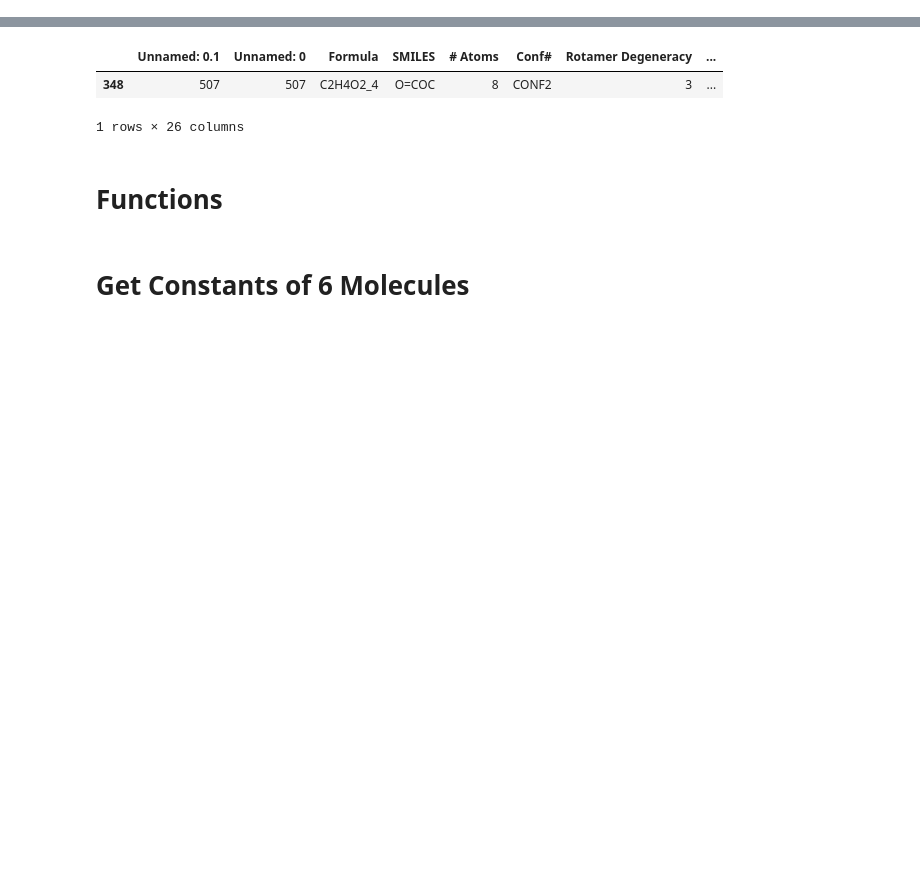
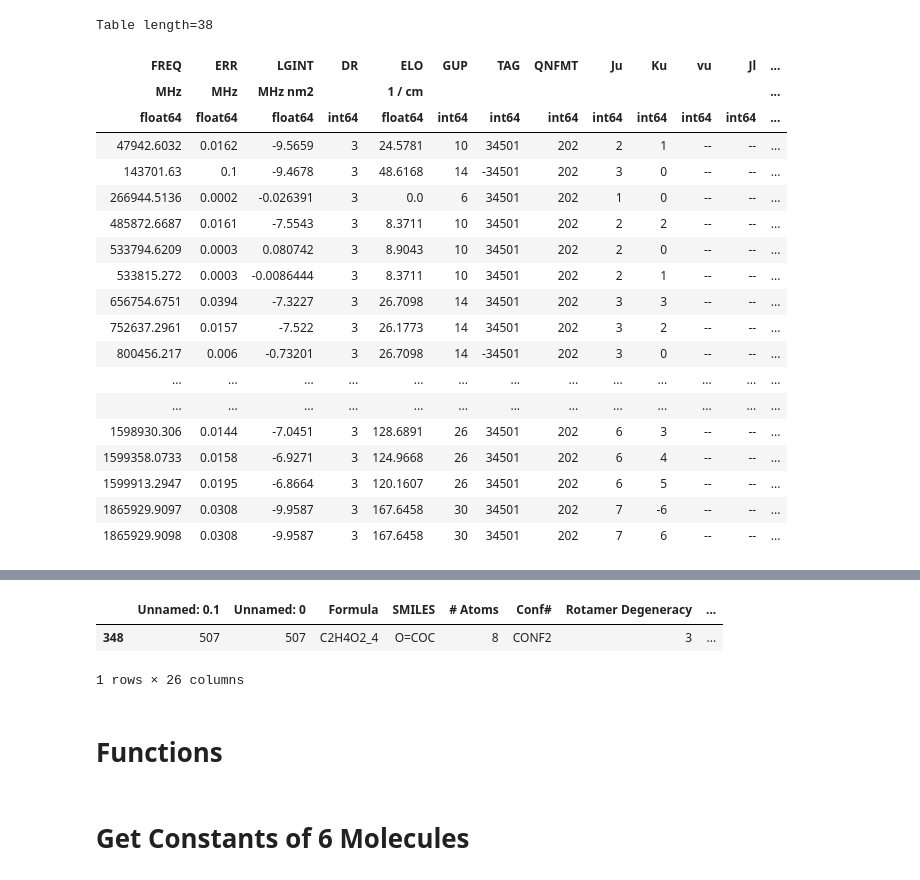
Before and after one commit to mpettyjo/4_BigData, a Jupyter notebook: Plots/RotationalSpec_Compareto_CDMS_JPL.ipynb, the cells around one changed output, grey strips where cells are left out. Saved outputs shown, nothing was run; the diff lists cells and outputs as text; code cells hidden in the pictures; blank space fills up the shorter version.

```diff
--- a/Plots/RotationalSpec_Compareto_CDMS_JPL.ipynb
+++ b/Plots/RotationalSpec_Compareto_CDMS_JPL.ipynb
@@ -96,8 +96,29 @@ all_list = [('034501 PH3',r'Phosphine - PH$_3$','CDMS',0,0, 30, 'P', ['Ju', 'Ku'
 # %%
 observed_data = CDMS.query_lines(min_frequency=0*u.MHz,
                          max_frequency=6e6*u.MHz,
                          min_strength=-10,
                          temperature_for_intensity=9.375,
-                         molecule='040502 CH3CCH, v=0')
+                         molecule='034501 PH3')
 observed_data
+# %% [output]
+Table length=38
+| FREQ | ERR | LGINT | DR | ELO | GUP | TAG | QNFMT | Ju | Ku | vu | Jl | ... |
+| MHz | MHz | MHz nm2 |  | 1 / cm |  |  |  |  |  |  |  | ... |
+| float64 | float64 | float64 | int64 | float64 | int64 | int64 | int64 | int64 | int64 | int64 | int64 | ... |
+| 47942.6032 | 0.0162 | -9.5659 | 3 | 24.5781 | 10 | 34501 | 202 | 2 | 1 | -- | -- | ... |
+| 143701.63 | 0.1 | -9.4678 | 3 | 48.6168 | 14 | -34501 | 202 | 3 | 0 | -- | -- | ... |
+| 266944.5136 | 0.0002 | -0.026391 | 3 | 0.0 | 6 | 34501 | 202 | 1 | 0 | -- | -- | ... |
+| 485872.6687 | 0.0161 | -7.5543 | 3 | 8.3711 | 10 | 34501 | 202 | 2 | 2 | -- | -- | ... |
+| 533794.6209 | 0.0003 | 0.080742 | 3 | 8.9043 | 10 | 34501 | 202 | 2 | 0 | -- | -- | ... |
+| 533815.272 | 0.0003 | -0.0086444 | 3 | 8.3711 | 10 | 34501 | 202 | 2 | 1 | -- | -- | ... |
+| 656754.6751 | 0.0394 | -7.3227 | 3 | 26.7098 | 14 | 34501 | 202 | 3 | 3 | -- | -- | ... |
+| 752637.2961 | 0.0157 | -7.522 | 3 | 26.1773 | 14 | 34501 | 202 | 3 | 2 | -- | -- | ... |
+| 800456.217 | 0.006 | -0.73201 | 3 | 26.7098 | 14 | -34501 | 202 | 3 | 0 | -- | -- | ... |
+| ... | ... | ... | ... | ... | ... | ... | ... | ... | ... | ... | ... | ... |
+| ... | ... | ... | ... | ... | ... | ... | ... | ... | ... | ... | ... | ... |
+| 1598930.306 | 0.0144 | -7.0451 | 3 | 128.6891 | 26 | 34501 | 202 | 6 | 3 | -- | -- | ... |
+| 1599358.0733 | 0.0158 | -6.9271 | 3 | 124.9668 | 26 | 34501 | 202 | 6 | 4 | -- | -- | ... |
+| 1599913.2947 | 0.0195 | -6.8664 | 3 | 120.1607 | 26 | 34501 | 202 | 6 | 5 | -- | -- | ... |
+| 1865929.9097 | 0.0308 | -9.9587 | 3 | 167.6458 | 30 | 34501 | 202 | 7 | -6 | -- | -- | ... |
+| 1865929.9098 | 0.0308 | -9.9587 | 3 | 167.6458 | 30 | 34501 | 202 | 7 | 6 | -- | -- | ... |
 # %%
```
Also changed, not shown: parts of 4 cells of this notebook.
